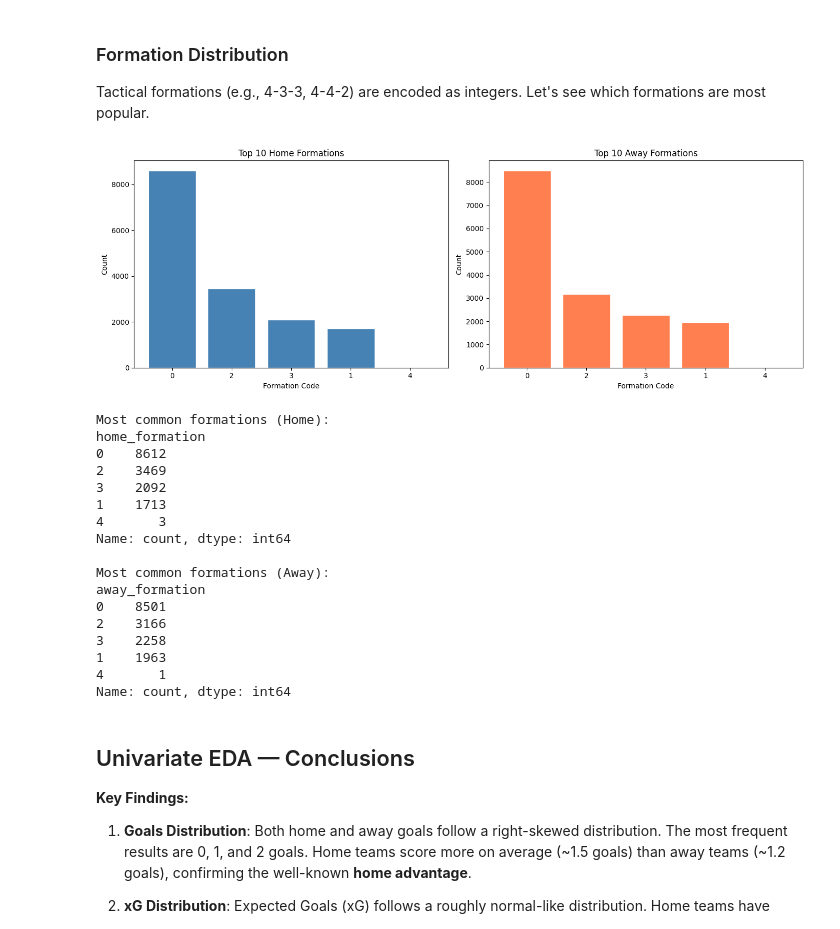
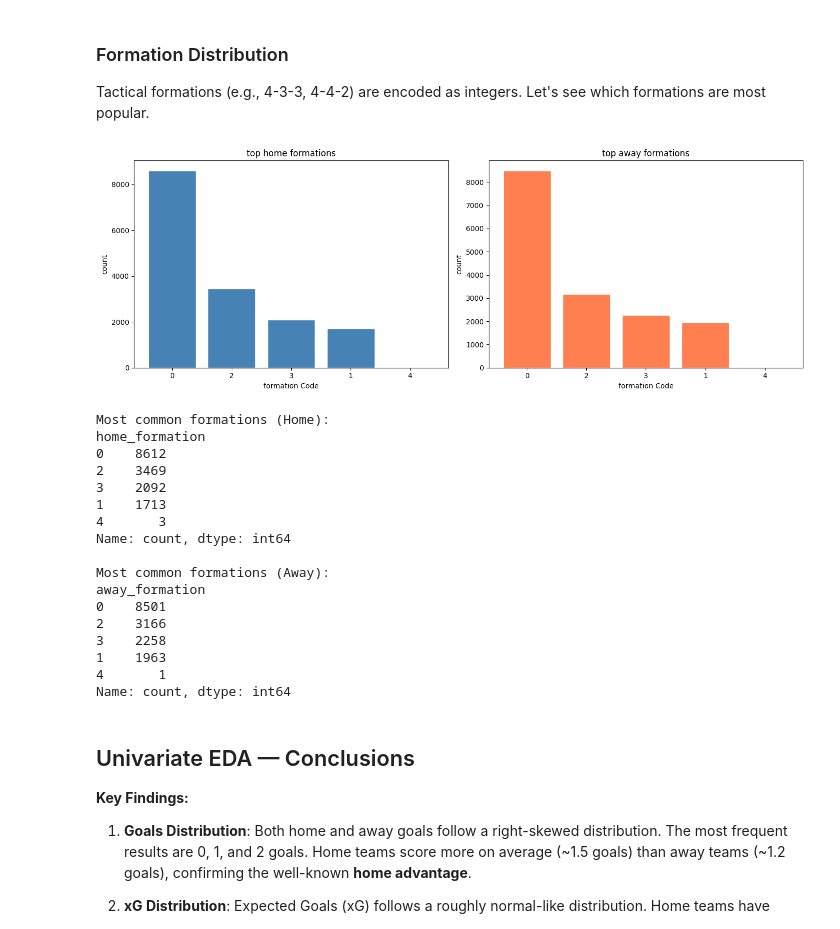
Before and after one commit to magrimuc/prj-2-eda-sql-football-matches-statistics, a Jupyter notebook: octavian_notebook.ipynb, the cells around one changed output. Saved outputs shown, nothing was run; the diff lists cells and outputs as text; code cells hidden in the pictures.

```diff
--- a/octavian_notebook.ipynb
+++ b/octavian_notebook.ipynb
@@ -725,29 +724,29 @@ Tactical formations (e.g., 4-3-3, 4-4-2) are encoded as integers. Let's see whic
 # %%
 fig, axes = plt.subplots(1, 2, figsize=(14, 5))
 
 home_form = df_clean['home_formation'].value_counts().head(10)
 axes[0].bar(home_form.index.astype(str), home_form.values, color='steelblue', edgecolor='white')
-axes[0].set_title('Top 10 Home Formations', fontsize=12)
-axes[0].set_xlabel('Formation Code')
-axes[0].set_ylabel('Count')
+axes[0].set_title('top home formations')
+axes[0].set_xlabel('formation Code')
+axes[0].set_ylabel('count')
 axes[0].tick_params(axis='x')
 
 away_form = df_clean['away_formation'].value_counts().head(10)
 axes[1].bar(away_form.index.astype(str), away_form.values, color='coral', edgecolor='white')
-axes[1].set_title('Top 10 Away Formations', fontsize=12)
-axes[1].set_xlabel('Formation Code')
-axes[1].set_ylabel('Count')
+axes[1].set_title('top away formations')
+axes[1].set_xlabel('formation Code')
+axes[1].set_ylabel('count')
 axes[1].tick_params(axis='x')
 
 plt.tight_layout()
 plt.show()
 
 print("Most common formations (Home):")
 print(home_form.head(5))
 print("\nMost common formations (Away):")
 print(away_form.head(5))
 # %% [output]
-[figure, old version]
+[figure, new version]
 Most common formations (Home):
 home_formation
 0    8612
```
Also changed, not shown: parts of 4 cells of this notebook.
